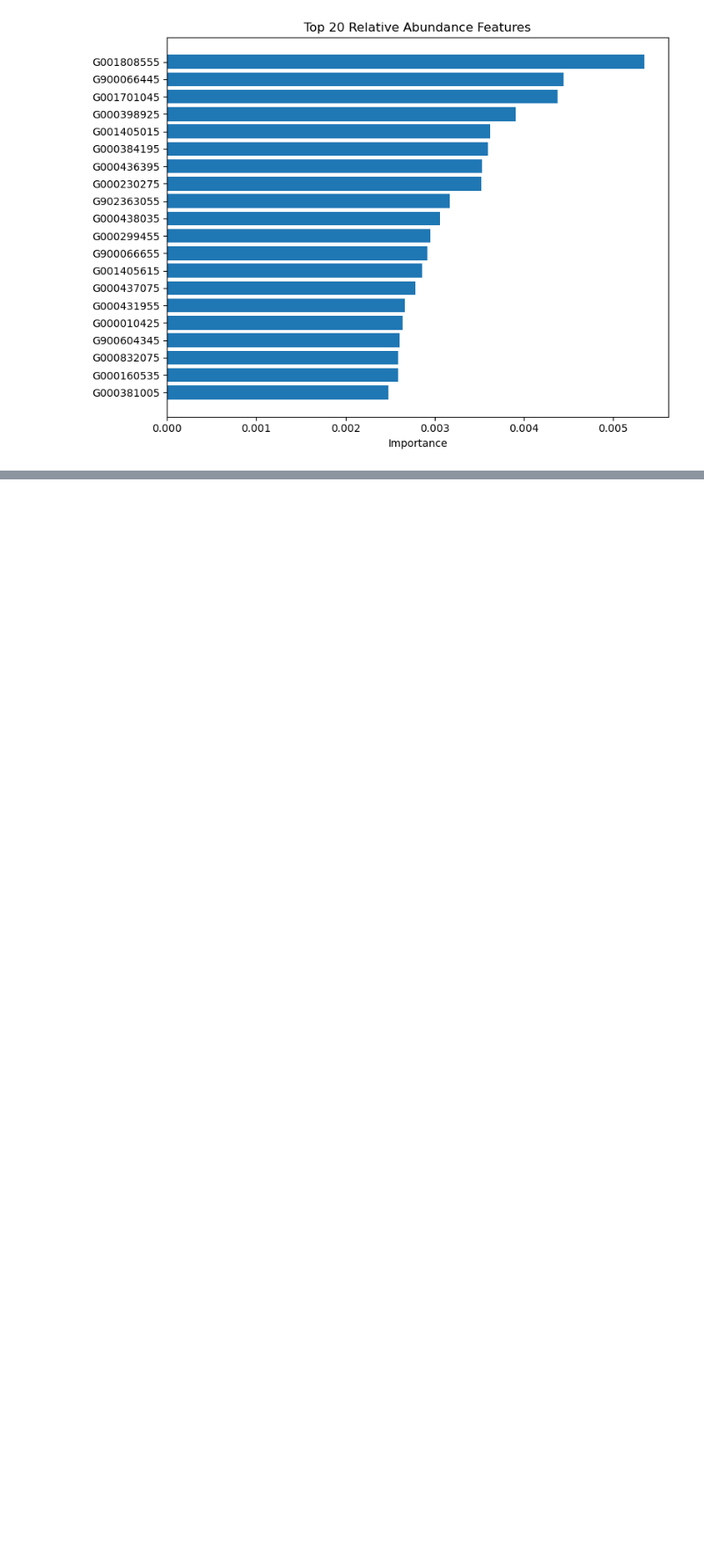
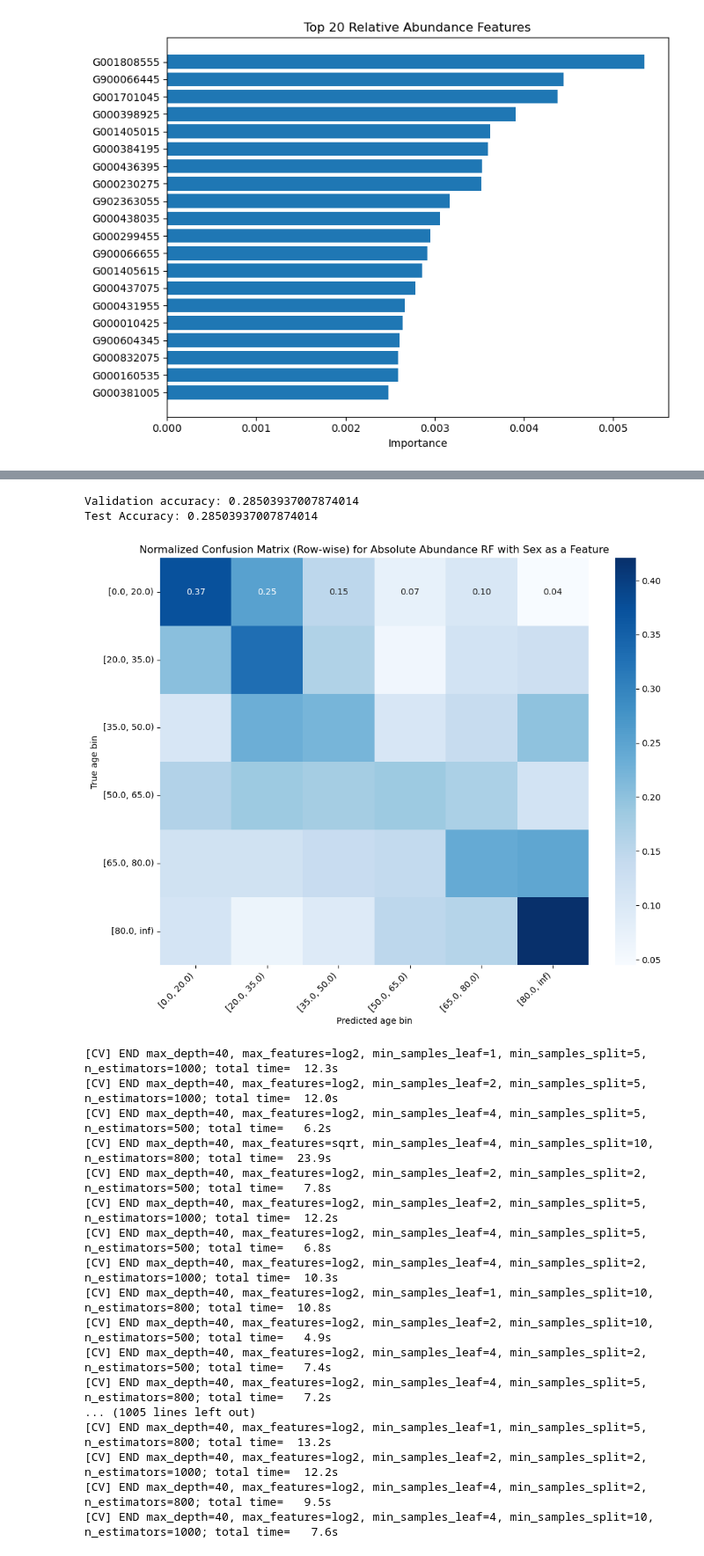
Before and after one commit to mwdai049/Microbial-Abundances-Predictions-on-EHR-and-Transformability, a Jupyter notebook: src/metadata-variable-prediction/age-prediction/age_rf_classifier.ipynb, the cells around one changed output, grey strips where cells are left out. Shown at 88% size. Drawn from its saved outputs; the diff is of its cells as text; code cells hidden in the pictures; blank space fills up the shorter version.

```diff
--- a/src/metadata-variable-prediction/age-prediction/age_rf_classifier.ipynb
+++ b/src/metadata-variable-prediction/age-prediction/age_rf_classifier.ipynb
@@ -1100,0 +1728,63 @@ Unique to Relative: {'G000398925', 'G000832075', 'G900604345', 'G001808555', 'G0
+# %%
+# Absolute
+abs_rf_sex = RandomForestClassifier(
+    n_estimators=500,
+    class_weight="balanced",
+    random_state=42,
+    n_jobs=-1
+)
+
+abs_rf_sex.fit(abs_X_train_aug, abs_Y_train)
+
+# Validation
+val_preds = abs_rf_sex.predict(abs_X_test_aug)
+print("Validation accuracy:", accuracy_score(abs_Y_test, val_preds))
+
+# Test
+y_pred = abs_rf_sex.predict(abs_X_test_aug)
+abs_rf_sex_accuracy = accuracy_score(abs_Y_test, y_pred)
+print("Test Accuracy:", abs_rf_sex_accuracy)
+
+cm = confusion_matrix(abs_Y_test, y_pred)
+labels = abs_rf.classes_
+cm_norm = cm / cm.sum(axis=1, keepdims=True)
+
+plt.figure(figsize=(10, 8))
+sns.heatmap(
+    cm_norm,
+    annot=True,
+    fmt=".2f",
+    cmap="Blues",
+    xticklabels=labels,
+    yticklabels=labels
+)
+
+plt.xlabel("Predicted age bin")
+plt.ylabel("True age bin")
+plt.title("Normalized Confusion Matrix (Row-wise) for Absolute Abundance RF with Sex as a Feature")
+plt.xticks(rotation=45, ha="right")
+plt.yticks(rotation=0)
+plt.tight_layout()
+plt.savefig("age_abs_rf_sex_cm.png", format="png")
+plt.show()
+# %% [output]
+Validation accuracy: 0.28503937007874014
+Test Accuracy: 0.28503937007874014
+[figure, added]
+[CV] END max_depth=40, max_features=log2, min_samples_leaf=1, min_samples_split=5, n_estimators=1000; total time=  12.3s
+[CV] END max_depth=40, max_features=log2, min_samples_leaf=2, min_samples_split=5, n_estimators=1000; total time=  12.0s
+[CV] END max_depth=40, max_features=log2, min_samples_leaf=4, min_samples_split=5, n_estimators=500; total time=   6.2s
+[CV] END max_depth=40, max_features=sqrt, min_samples_leaf=4, min_samples_split=10, n_estimators=800; total time=  23.9s
+[CV] END max_depth=40, max_features=log2, min_samples_leaf=2, min_samples_split=2, n_estimators=500; total time=   7.8s
+[CV] END max_depth=40, max_features=log2, min_samples_leaf=2, min_samples_split=5, n_estimators=1000; total time=  12.2s
+[CV] END max_depth=40, max_features=log2, min_samples_leaf=4, min_samples_split=5, n_estimators=500; total time=   6.8s
+[CV] END max_depth=40, max_features=log2, min_samples_leaf=4, min_samples_split=2, n_estimators=1000; total time=  10.3s
+[CV] END max_depth=40, max_features=log2, min_samples_leaf=1, min_samples_split=10, n_estimators=800; total time=  10.8s
+[CV] END max_depth=40, max_features=log2, min_samples_leaf=2, min_samples_split=10, n_estimators=500; total time=   4.9s
+[CV] END max_depth=40, max_features=log2, min_samples_leaf=4, min_samples_split=2, n_estimators=500; total time=   7.4s
+[CV] END max_depth=40, max_features=log2, min_samples_leaf=4, min_samples_split=5, n_estimators=800; total time=   7.2s
+... (1005 lines left out)
+[CV] END max_depth=40, max_features=log2, min_samples_leaf=1, min_samples_split=5, n_estimators=800; total time=  13.2s
+[CV] END max_depth=40, max_features=log2, min_samples_leaf=2, min_samples_split=2, n_estimators=1000; total time=  12.2s
+[CV] END max_depth=40, max_features=log2, min_samples_leaf=4, min_samples_split=2, n_estimators=800; total time=   9.5s
+[CV] END max_depth=40, max_features=log2, min_samples_leaf=4, min_samples_split=10, n_estimators=1000; total time=   7.6s
```
Also changed, not shown: parts of 47 cells of this notebook, 27 other files.
